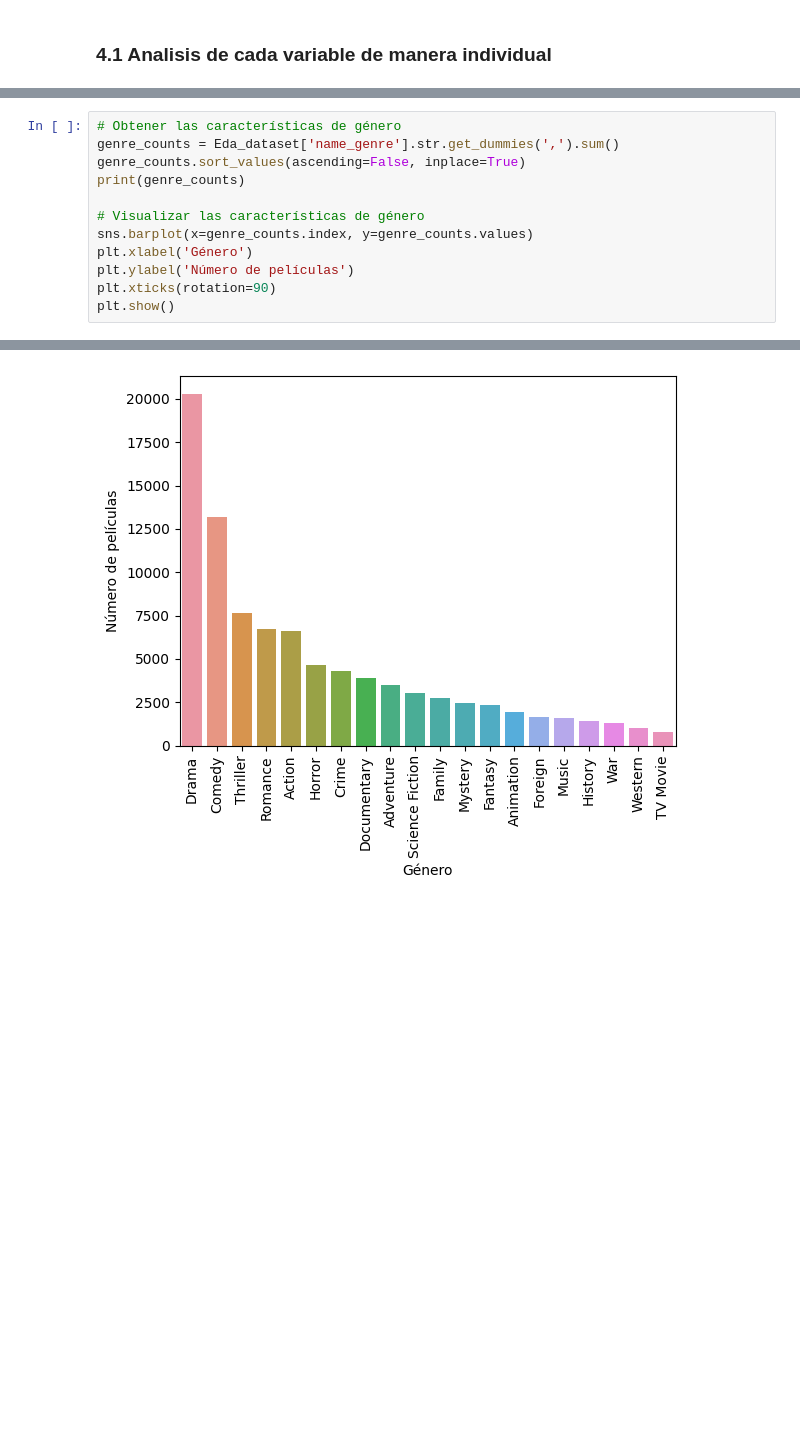
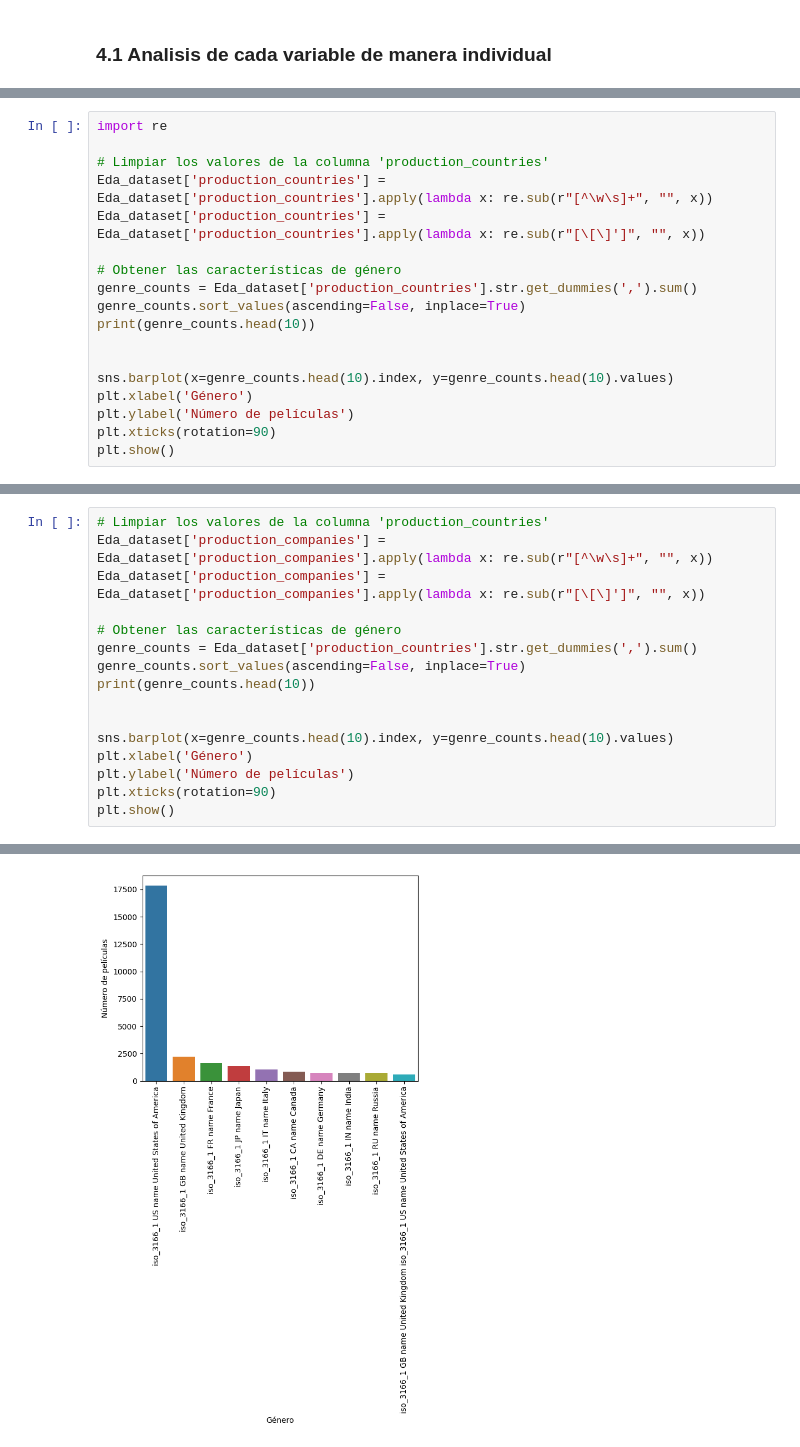
Before and after one commit to EmilianoEmanuelSosa/PI_ML_OPS_Individual_Project, a Jupyter notebook: EDA.ipynb, the cells around one changed output, grey strips where cells are left out. Cells and saved outputs as stored; diff of their text form; blank space fills up the shorter version.

```diff
--- a/EDA.ipynb
+++ b/EDA.ipynb
@@ -174,0 +186,18 @@ plt.show()
+# %%
+import re
+
+# Limpiar los valores de la columna 'production_countries'
+Eda_dataset['production_countries'] = Eda_dataset['production_countries'].apply(lambda x: re.sub(r"[^\w\s]+", "", x))
+Eda_dataset['production_countries'] = Eda_dataset['production_countries'].apply(lambda x: re.sub(r"[\[\]']", "", x))
+
+# Obtener las características de género
+genre_counts = Eda_dataset['production_countries'].str.get_dummies(',').sum()
+genre_counts.sort_values(ascending=False, inplace=True)
+print(genre_counts.head(10))
+
+
+sns.barplot(x=genre_counts.head(10).index, y=genre_counts.head(10).values)
+plt.xlabel('Género')
+plt.ylabel('Número de películas')
+plt.xticks(rotation=90)
+plt.show()
@@ -175,11 +217,15 @@ plt.show()
 # %%
+# Limpiar los valores de la columna 'production_countries'
+Eda_dataset['production_companies'] = Eda_dataset['production_companies'].apply(lambda x: re.sub(r"[^\w\s]+", "", x))
+Eda_dataset['production_companies'] = Eda_dataset['production_companies'].apply(lambda x: re.sub(r"[\[\]']", "", x))
+
 # Obtener las características de género
-genre_counts = Eda_dataset['name_genre'].str.get_dummies(',').sum()
+genre_counts = Eda_dataset['production_countries'].str.get_dummies(',').sum()
 genre_counts.sort_values(ascending=False, inplace=True)
-print(genre_counts)
+print(genre_counts.head(10))
 
-# Visualizar las características de género
-sns.barplot(x=genre_counts.index, y=genre_counts.values)
+
+sns.barplot(x=genre_counts.head(10).index, y=genre_counts.head(10).values)
 plt.xlabel('Género')
 plt.ylabel('Número de películas')
 plt.xticks(rotation=90)
@@ -204,2 +244,2 @@ TV Movie             768
 dtype: int64
-[figure, old version]
+[figure, new version]
```
Also changed, not shown: parts of 15 cells of this notebook, 1 other file.
